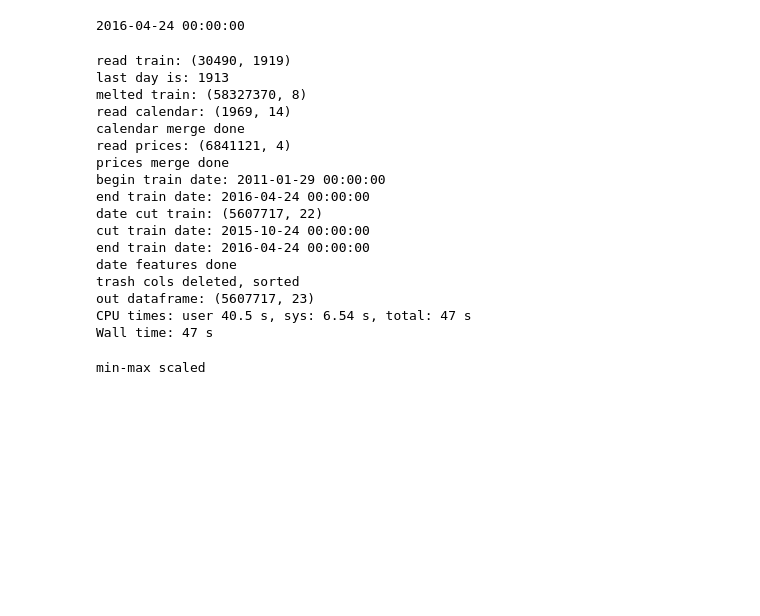
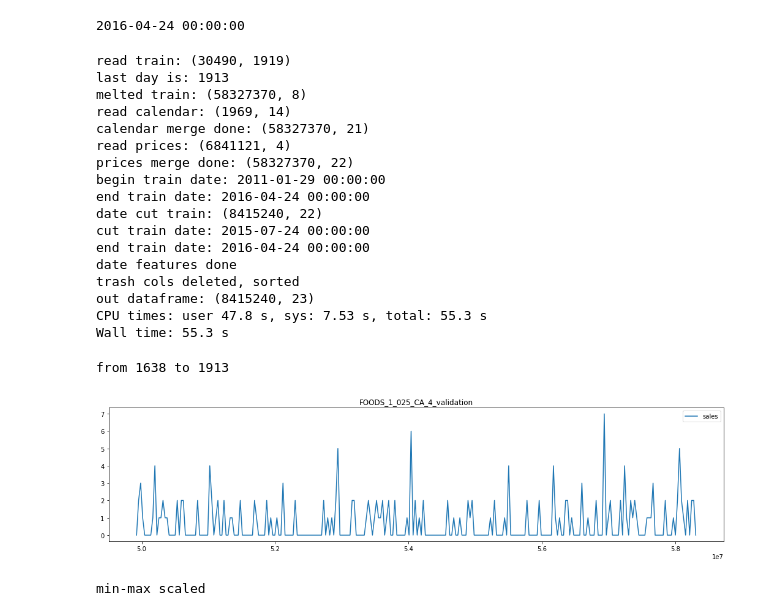
Before and after one commit to vgarshin/kaggle_m5, a Jupyter notebook: m5_model_rnn_20200406.ipynb, the cells around one changed output. Cells and saved outputs as stored; diff of their text form; code cells hidden in the pictures; blank space fills up the shorter version.

```diff
--- a/m5_model_rnn_20200406.ipynb
+++ b/m5_model_rnn_20200406.ipynb
@@ -55,15 +55,12 @@ SPRICES_DTYPES = {
     'sell_price':  'float32'
 }
 # %%
-def get_df(is_train=True, backward_lags=None):
+def get_df():
     strain = pd.read_csv('{}/sales_train_validation.csv'.format(DATA_DIR))
     print('read train:', strain.shape)
     cat_cols = ['id', 'item_id', 'dept_id','store_id', 'cat_id', 'state_id']
     last_day = int(strain.columns[-1].replace('d_', ''))
     print('last day is:', last_day)
-    if not is_train:
-        for day in range(last_day + 1, last_day + 28 + 28 + 1):
-            strain['d_{}'.format(day)] = np.nan
     strain = pd.melt(
         strain,
         id_vars = cat_cols,
@@ -75,23 +72,18 @@ def get_df(is_train=True, backward_lags=None):
     calendar = pd.read_csv('{}/calendar.csv'.format(DATA_DIR), dtype=CALENDAR_DTYPES, parse_dates=PARSE_DATES)
     print('read calendar:', calendar.shape)
     strain = strain.merge(calendar, on='d', copy=False)
-    print('calendar merge done')
+    print('calendar merge done:', strain.shape)
     sprices = pd.read_csv('{}/sell_prices.csv'.format(DATA_DIR), dtype=SPRICES_DTYPES)
     print('read prices:', sprices.shape)
     strain = strain.merge(
         sprices,
         on=['store_id', 'item_id', 'wm_yr_wk'],
-        copy=False
+        how='left'
     )
-    print('prices merge done')
+    print('prices merge done:', strain.shape)
     print('begin train date:', strain['date'].min())
     print('end train date:', strain['date'].max())
-    if not is_train:
-        strain = strain.loc[
-            strain['date'] >= (datetime.strptime(END_DATE, '%Y-%m-%d') - timedelta(days=backward_lags))
-        ]
-    else:
-        strain = strain.loc[strain['date'] >= CUT_DATE]
+    strain = strain.loc[strain['date'] >= CUT_DATE]
     print('date cut train:', strain.shape)
     print('cut train date:', strain['date'].min())
     print('end train date:', strain['date'].max())
@@ -125,22 +117,22 @@ def get_dummies(strain, cols_dummy):
     return strain
 # %%
 %%time
-strain = get_df(is_train=True, backward_lags=None)
+strain = get_df()
 # %% [output]
 read train: (30490, 1919)
 last day is: 1913
 melted train: (58327370, 8)
 read calendar: (1969, 14)
-calendar merge done
+calendar merge done: (58327370, 21)
 read prices: (6841121, 4)
-prices merge done
+prices merge done: (58327370, 22)
 begin train date: 2011-01-29 00:00:00
 end train date: 2016-04-24 00:00:00
-date cut train: (5607717, 22)
-cut train date: 2015-10-24 00:00:00
+date cut train: (8415240, 22)
+cut train date: 2015-07-24 00:00:00
 end train date: 2016-04-24 00:00:00
 date features done
 trash cols deleted, sorted
-out dataframe: (5607717, 23)
-CPU times: user 40.5 s, sys: 6.54 s, total: 47 s
-Wall time: 47 s
+out dataframe: (8415240, 23)
+CPU times: user 47.8 s, sys: 7.53 s, total: 55.3 s
+Wall time: 55.3 s
@@ -147,3 +144,15 @@ Wall time: 47 s
+# %%
+id_name = np.random.choice(strain.id.unique())
+id_sales = strain[strain.id == id_name]['sales']
+print('from', strain['d'].min(), 'to', strain['d'].max())
+plt.figure(figsize=(18, 4))
+id_sales.plot(label='sales')
+plt.title(id_name)
+plt.legend()
+plt.show()
+# %% [output]
+from 1638 to 1913
+[figure, added]
 # %%
 num_cols = ['d', 'sales', 'wday', 'month', 'year',
             'snap_CA', 'snap_TX', 'snap_WI',
```
Also changed, not shown: parts of 16 cells of this notebook, 1 other file.
